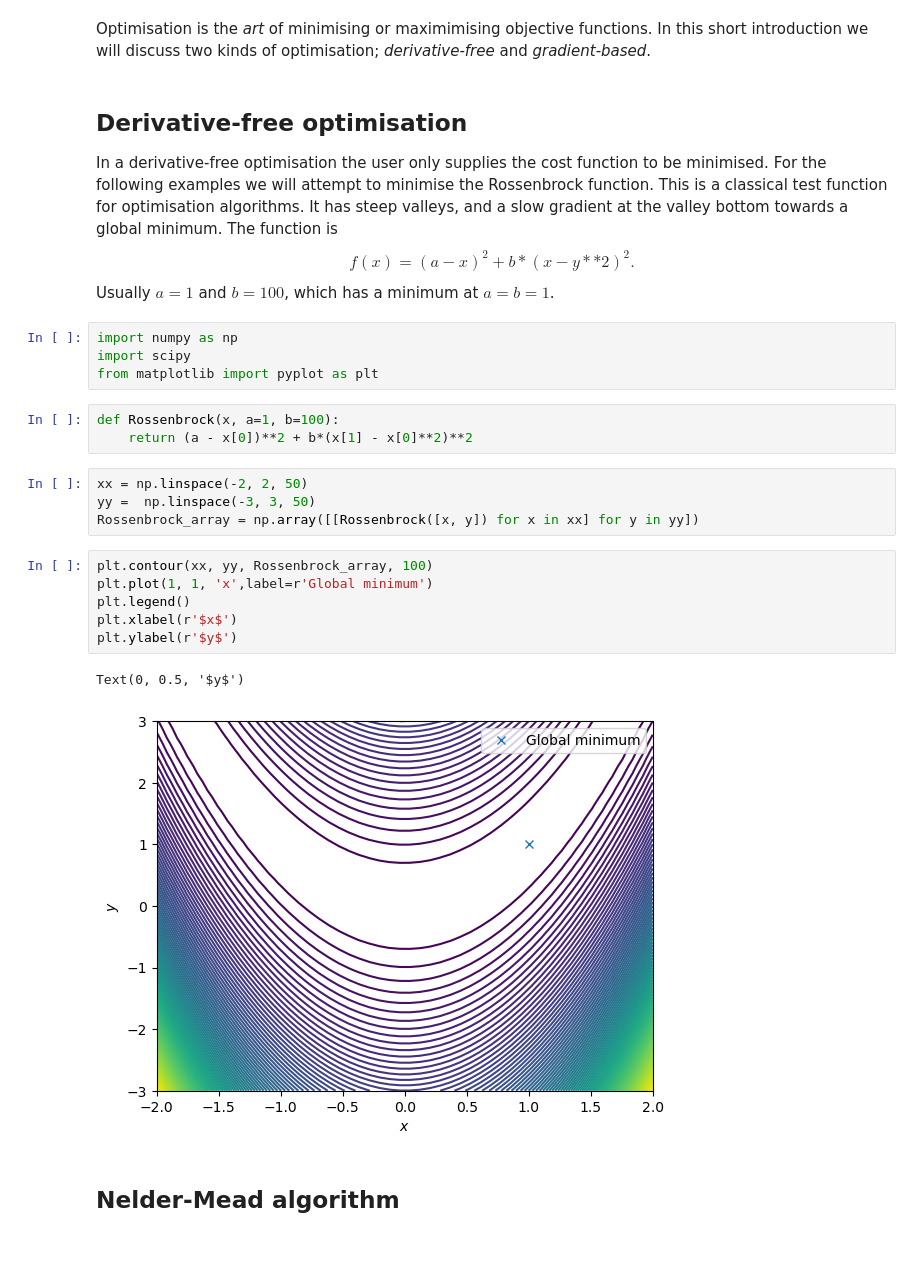
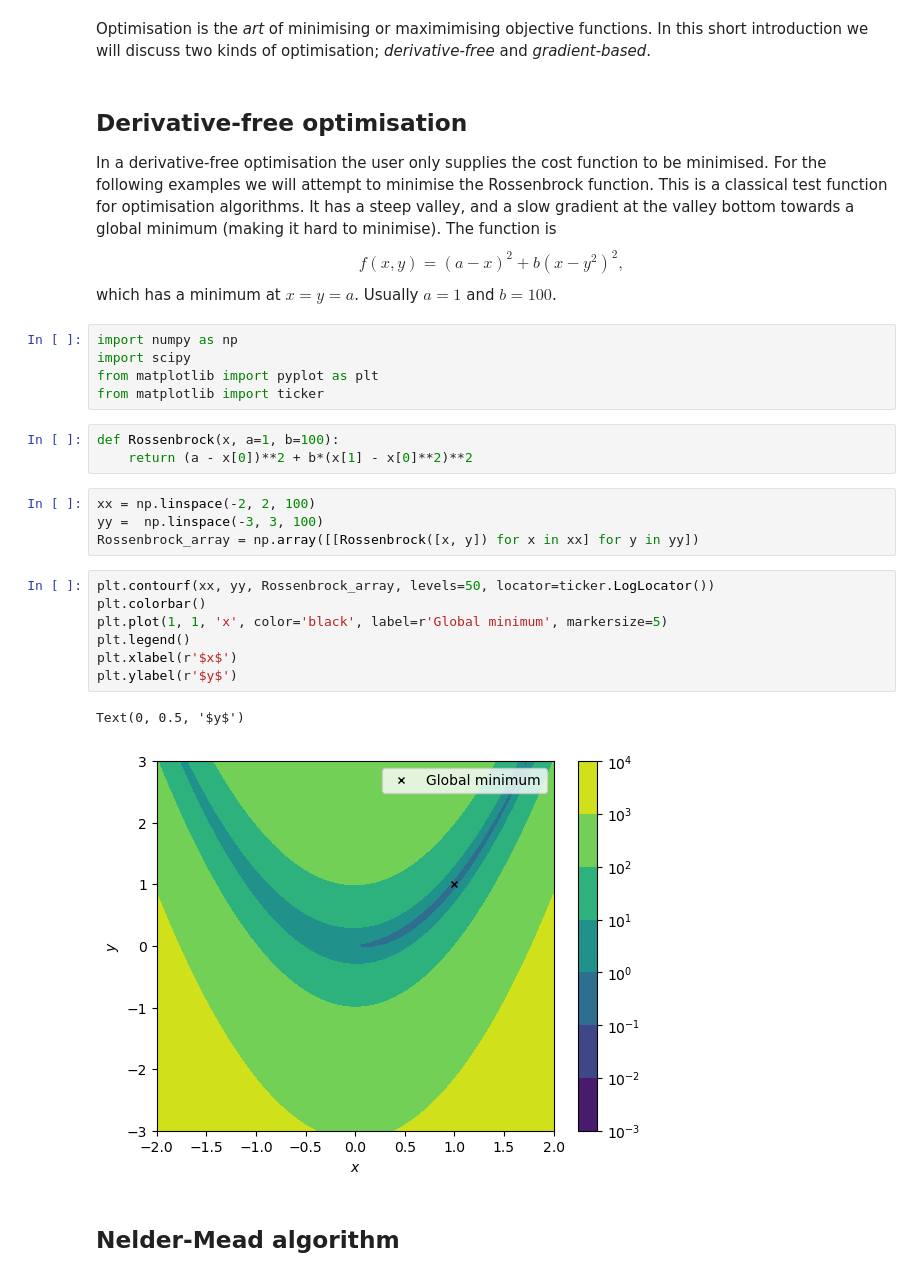
Before and after one commit to csskene/NFFDy_lectures_2024, a Jupyter notebook: Lecture_1_into_to_optimisation.ipynb, the cells around one changed output. Cells and saved outputs as stored; diff of their text form; blank space fills up the shorter version.

```diff
--- a/Lecture_1_into_to_optimisation.ipynb
+++ b/Lecture_1_into_to_optimisation.ipynb
@@ -4,31 +4,33 @@
 Optimisation is the *art* of minimising or maximimising objective functions. In this short introduction we will discuss two kinds of optimisation; *derivative-free* and *gradient-based*.
 # %% [markdown]
 ## Derivative-free optimisation
-In a derivative-free optimisation the user only supplies the cost function to be minimised. For the following examples we will attempt to minimise the Rossenbrock function. This is a classical test function for optimisation algorithms. It has steep valleys, and a slow gradient at the valley bottom towards a global minimum. The function is
+In a derivative-free optimisation the user only supplies the cost function to be minimised. For the following examples we will attempt to minimise the Rossenbrock function. This is a classical test function for optimisation algorithms. It has a steep valley, and a slow gradient at the valley bottom towards a global minimum (making it hard to minimise). The function is
 $$
-f(x) = (a-x)^2+b*(x-y**2)^2.
+f(x,y) = (a-x)^2+b(x-y^2)^2,
 $$
-Usually $a=1$ and $b=100$, which has a minimum at $a=b=1$.
+which has a minimum at $x=y=a$. Usually $a=1$ and $b=100$.
 # %%
 import numpy as np
 import scipy
 from matplotlib import pyplot as plt
+from matplotlib import ticker
 # %%
 def Rossenbrock(x, a=1, b=100):
     return (a - x[0])**2 + b*(x[1] - x[0]**2)**2
 # %%
-xx = np.linspace(-2, 2, 50)
-yy =  np.linspace(-3, 3, 50)
+xx = np.linspace(-2, 2, 100)
+yy =  np.linspace(-3, 3, 100)
 Rossenbrock_array = np.array([[Rossenbrock([x, y]) for x in xx] for y in yy])
 # %%
-plt.contour(xx, yy, Rossenbrock_array, 100)
-plt.plot(1, 1, 'x',label=r'Global minimum')
+plt.contourf(xx, yy, Rossenbrock_array, levels=50, locator=ticker.LogLocator())
+plt.colorbar()
+plt.plot(1, 1, 'x', color='black', label=r'Global minimum', markersize=5)
 plt.legend()
 plt.xlabel(r'$x$')
 plt.ylabel(r'$y$')
 # %% [output]
 Text(0, 0.5, '$y$')
-[figure, old version]
+[figure, new version]
 # %% [markdown]
 ## Nelder-Mead algorithm
 # %% [markdown]
```
Also changed, not shown: parts of 15 cells of this notebook.
